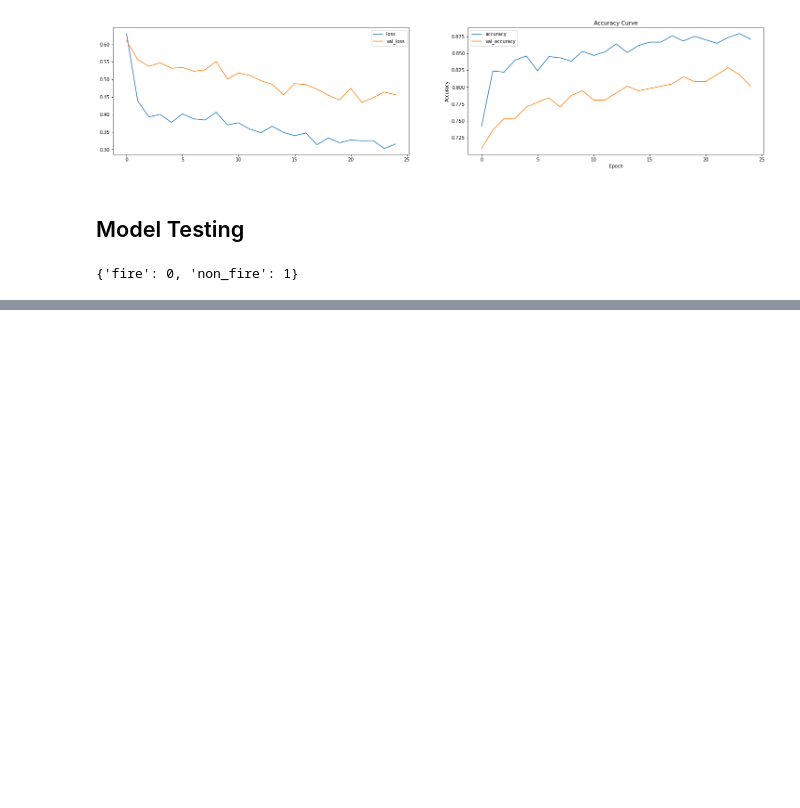
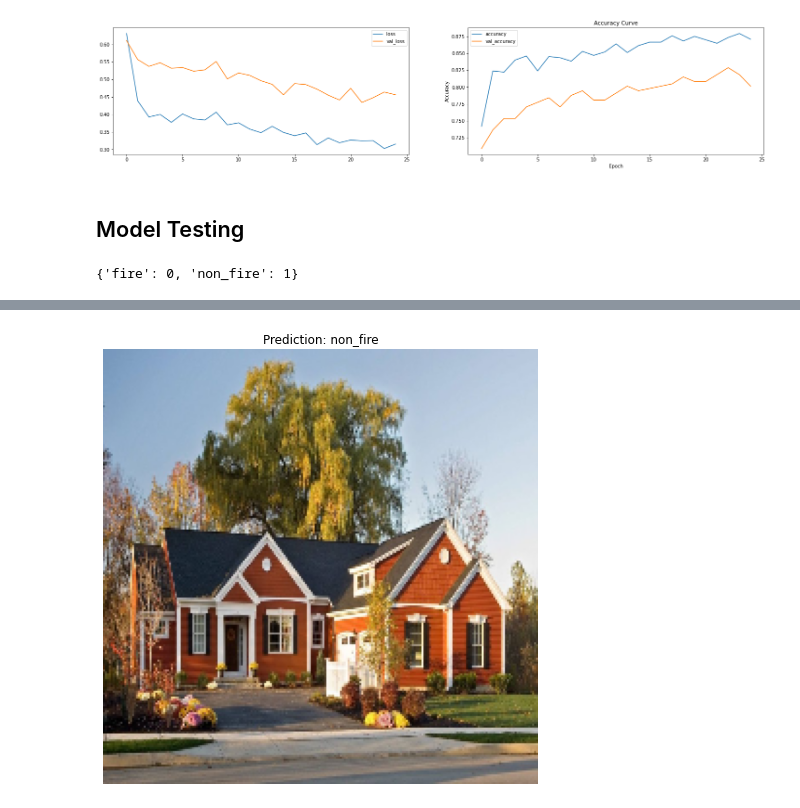
Before and after one commit to Penzragon/h8dsft_Milestone2P2, a Jupyter notebook: newscript.ipynb, the cells around one changed output, grey strips where cells are left out. Cells and saved outputs as stored; diff of their text form; code cells hidden in the pictures; blank space fills up the shorter version.

```diff
--- a/newscript.ipynb
+++ b/newscript.ipynb
@@ -379,0 +385,15 @@ plt.show()
+# %%
+url = "https://cdn.homedit.com/wp-content/uploads/2017/06/Ranch-exterior-in-deep-orange-1024x680.jpg"
+response = requests.get(url)
+img = Image.open(BytesIO(response.content))
+img = np.array(img)
+img = resize(img, size=[224, 224])
+img = img/255.
+plt.figure(figsize=(8, 8))
+plt.imshow(img)
+res = int(tf.round(model.predict(x=expand_dims(img, axis=0))))
+plt.title(f"Prediction: {'fire' if res == 0 else 'non_fire'}")
+plt.axis('off')
+plt.show()
+# %% [output]
+[figure, added]
```
Also changed, not shown: parts of 3 cells of this notebook.
